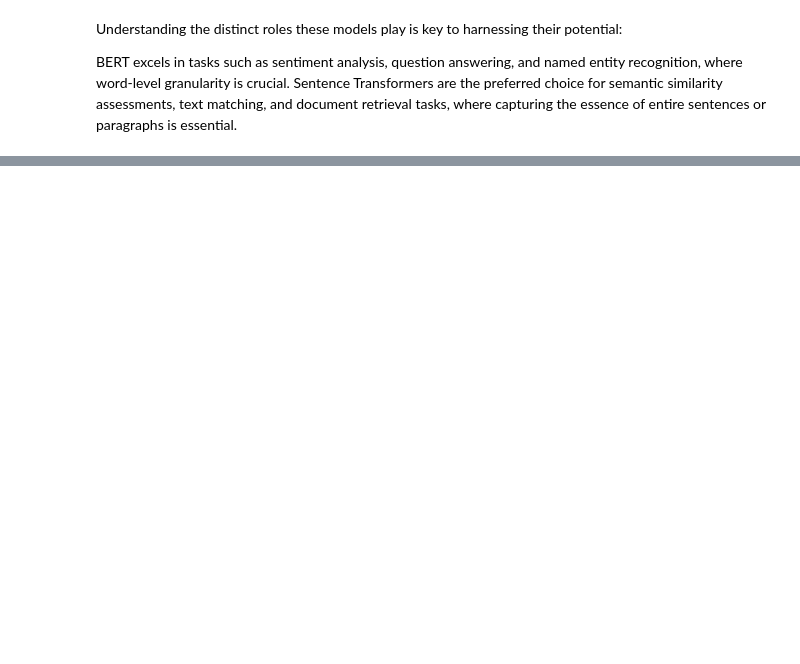
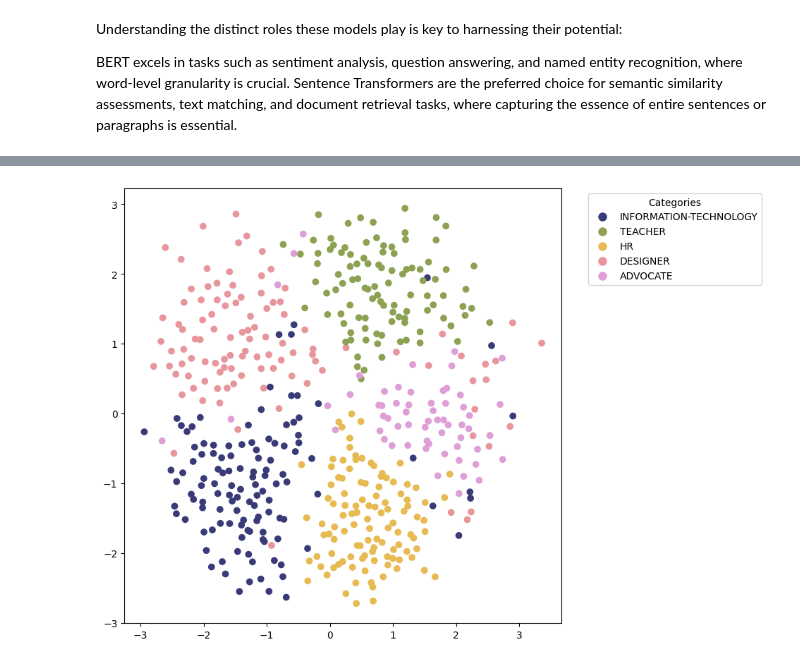
Before and after one commit to VictorHenrique317/nlp_tp_final, a Jupyter notebook: main.ipynb, the cells around one changed output, grey strips where cells are left out. Drawn from its saved outputs; the diff is of its cells as text; code cells hidden in the pictures; blank space fills up the shorter version.

```diff
--- a/main.ipynb
+++ b/main.ipynb
@@ -55,10 +46,7 @@ import torch
 dataset = load_dataset("talanAI/resumesamples")
 dataset = pd.DataFrame(dataset['train'])
 dataset = dataset.dropna()
-dataset = dataset[:10]
-
-# tokenizer = BertTokenizer.from_pretrained('bert-base-uncased')
-# tokens = tokenizer(dataset['Resume'].tolist(), return_tensors='pt', truncation=True, padding=True)
+dataset = dataset[:500]
 # %%
 # multi-qa-mpnet-base-dot-v1  <= best quality
 # all-mpnet-base-v2
@@ -109,0 +67,8 @@ Cosine similarity: 0.9094988703727722
+# %%
+resume_embeddings = model.encode(dataset['Resume'].tolist(), convert_to_tensor=True)
+euclidean_distances = torch.pdist(resume_embeddings, p=2).cpu()
+euclidean_distances = squareform(euclidean_distances.numpy())
+# %%
+mds = MDS(n_components=2, dissimilarity="precomputed", random_state=1)
+pos = mds.fit_transform(euclidean_distances)
+xs, ys = pos[:, 0], pos[:, 1]
@@ -109,0 +80,23 @@ Cosine similarity: 0.9094988703727722
+# %%
+plt.figure(figsize=(8, 8))
+
+# Assuming categories is a list/array of 'category' column
+categories = dataset['Category'].tolist()
+
+# Map categories to integers
+category_dict = {category: i for i, category in enumerate(set(categories))}
+categories = [category_dict[cat] for cat in categories]
+
+# Create a colormap for categories
+colormap = plt.cm.get_cmap('tab20b', len(set(categories)))
+
+# Plot the scatter plot with colors based on categories
+scatter = plt.scatter(xs, ys, c=categories, cmap=colormap)
+
+# Create a custom legend
+handles = [plt.Line2D([0], [0], marker='o', color='w', markerfacecolor=colormap(category_dict[category]/len(set(categories))), markersize=10) for category in category_dict]
+plt.legend(handles, category_dict.keys(), title="Categories", loc="upper left", bbox_to_anchor=(1.05, 1))
+
+plt.show()
+# %% [output]
+[figure, added]
```
Also changed, not shown: parts of 7 cells of this notebook, 8 other files.
